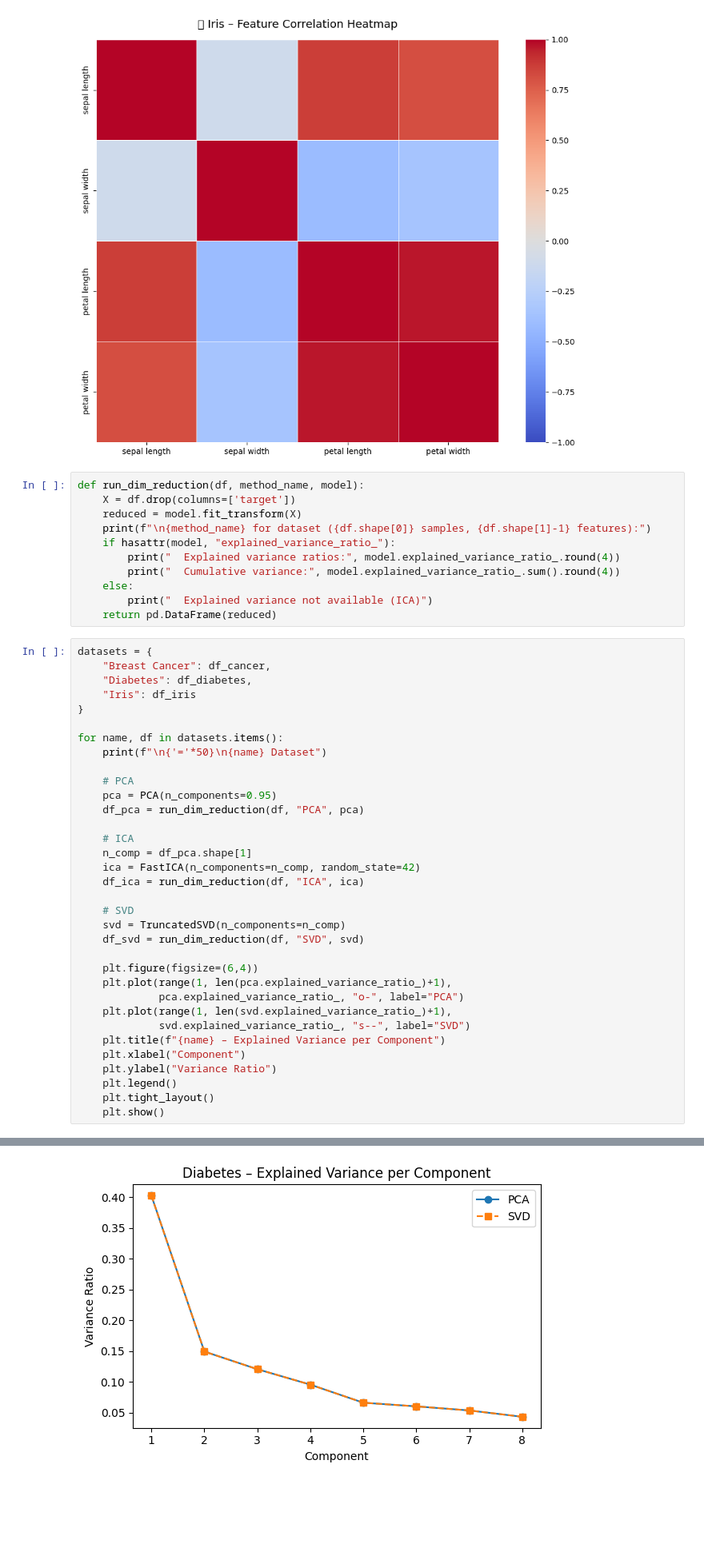
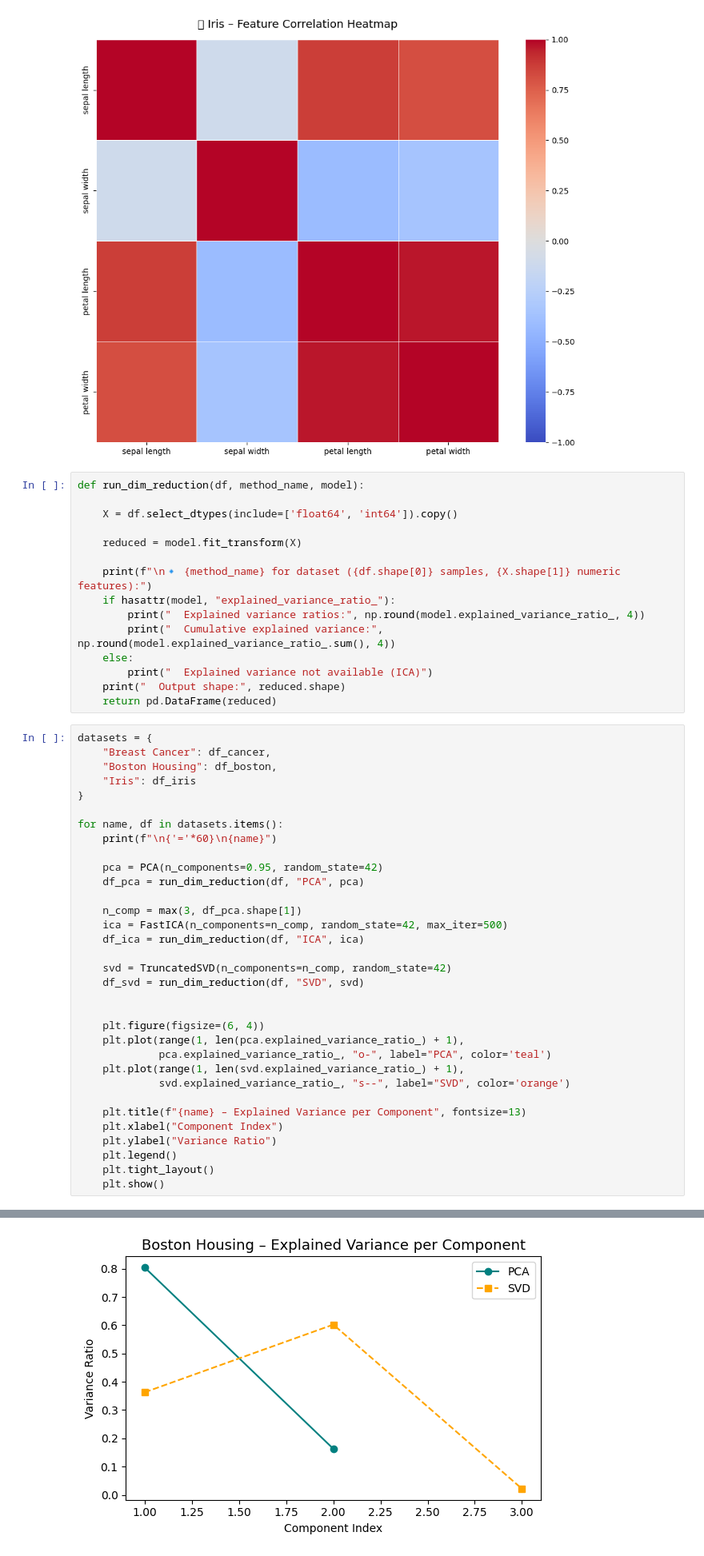
Before and after one commit to parmidamardi/CDM-TA-2, a Jupyter notebook: CDM‑MatrixMonitor‑FP.ipynb, the cells around one changed output, grey strips where cells are left out. Shown at 80% size. Saved outputs shown, nothing was run; the diff lists cells and outputs as text; blank space fills up the shorter version.

```diff
--- a/CDM‑MatrixMonitor‑FP.ipynb
+++ b/CDM‑MatrixMonitor‑FP.ipynb
@@ -178,45 +178,48 @@ plot_heatmap(df_iris, "🌸 Iris – Feature Correlation Heatmap")
 [figure]
 # %%
 def run_dim_reduction(df, method_name, model):
-    X = df.drop(columns=['target'])
+
+    X = df.select_dtypes(include=['float64', 'int64']).copy()
+
     reduced = model.fit_transform(X)
-    print(f"\n{method_name} for dataset ({df.shape[0]} samples, {df.shape[1]-1} features):")
+
+    print(f"\n🔹 {method_name} for dataset ({df.shape[0]} samples, {X.shape[1]} numeric features):")
     if hasattr(model, "explained_variance_ratio_"):
-        print("  Explained variance ratios:", model.explained_variance_ratio_.round(4))
-        print("  Cumulative variance:", model.explained_variance_ratio_.sum().round(4))
+        print("  Explained variance ratios:", np.round(model.explained_variance_ratio_, 4))
+        print("  Cumulative explained variance:", np.round(model.explained_variance_ratio_.sum(), 4))
     else:
         print("  Explained variance not available (ICA)")
+    print("  Output shape:", reduced.shape)
     return pd.DataFrame(reduced)
 # %%
 datasets = {
     "Breast Cancer": df_cancer,
-    "Diabetes": df_diabetes,
+    "Boston Housing": df_boston,
     "Iris": df_iris
 }
 
 for name, df in datasets.items():
-    print(f"\n{'='*50}\n{name} Dataset")
+    print(f"\n{'='*60}\n{name}")
 
-    # PCA
-    pca = PCA(n_components=0.95)
+    pca = PCA(n_components=0.95, random_state=42)
     df_pca = run_dim_reduction(df, "PCA", pca)
 
-    # ICA
-    n_comp = df_pca.shape[1]
-    ica = FastICA(n_components=n_comp, random_state=42)
+    n_comp = max(3, df_pca.shape[1])
+    ica = FastICA(n_components=n_comp, random_state=42, max_iter=500)
     df_ica = run_dim_reduction(df, "ICA", ica)
 
-    # SVD
-    svd = TruncatedSVD(n_components=n_comp)
+    svd = TruncatedSVD(n_components=n_comp, random_state=42)
     df_svd = run_dim_reduction(df, "SVD", svd)
 
-    plt.figure(figsize=(6,4))
-    plt.plot(range(1, len(pca.explained_variance_ratio_)+1),
-             pca.explained_variance_ratio_, "o-", label="PCA")
-    plt.plot(range(1, len(svd.explained_variance_ratio_)+1),
-             svd.explained_variance_ratio_, "s--", label="SVD")
-    plt.title(f"{name} – Explained Variance per Component")
-    plt.xlabel("Component")
+
+    plt.figure(figsize=(6, 4))
+    plt.plot(range(1, len(pca.explained_variance_ratio_) + 1),
+             pca.explained_variance_ratio_, "o-", label="PCA", color='teal')
+    plt.plot(range(1, len(svd.explained_variance_ratio_) + 1),
+             svd.explained_variance_ratio_, "s--", label="SVD", color='orange')
+
+    plt.title(f"{name} – Explained Variance per Component", fontsize=13)
+    plt.xlabel("Component Index")
     plt.ylabel("Variance Ratio")
     plt.legend()
     plt.tight_layout()
@@ -252 +261 @@ SVD for dataset (442 samples, 10 features):
-[figure, old version]
+[figure, new version]
```
Also changed, not shown: parts of 1 cell of this notebook.
